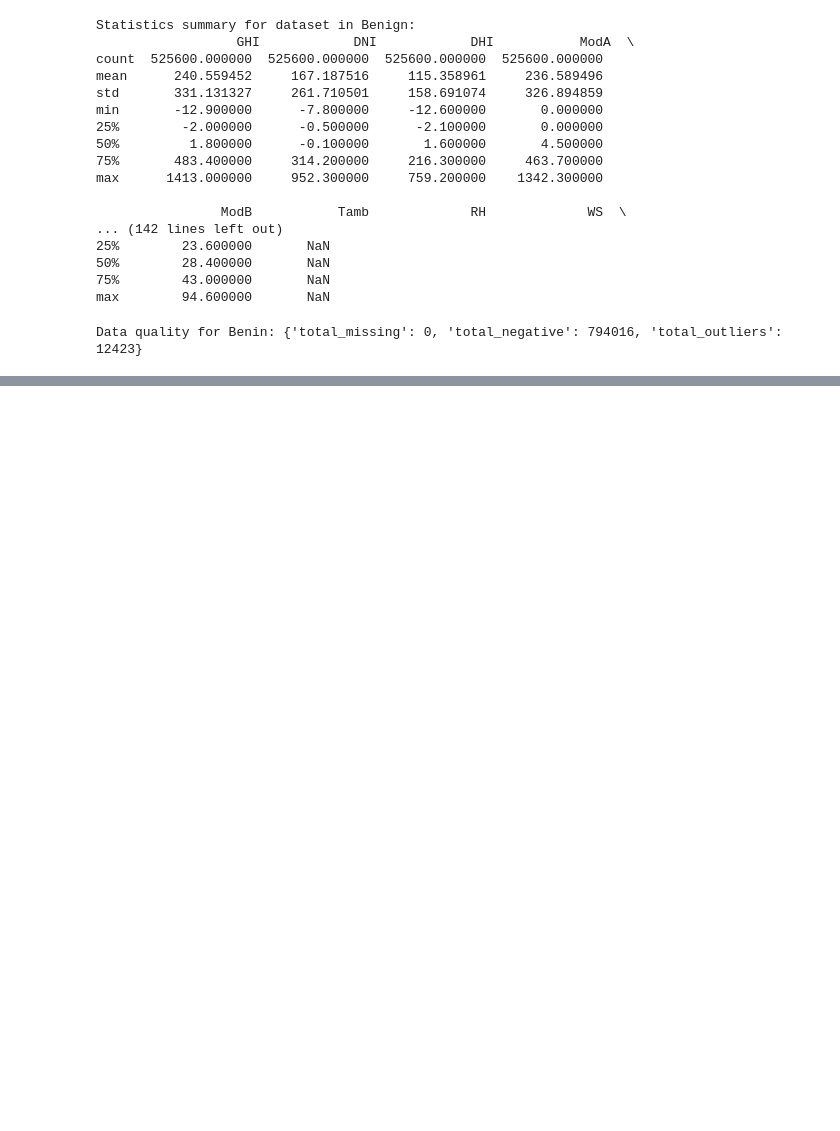
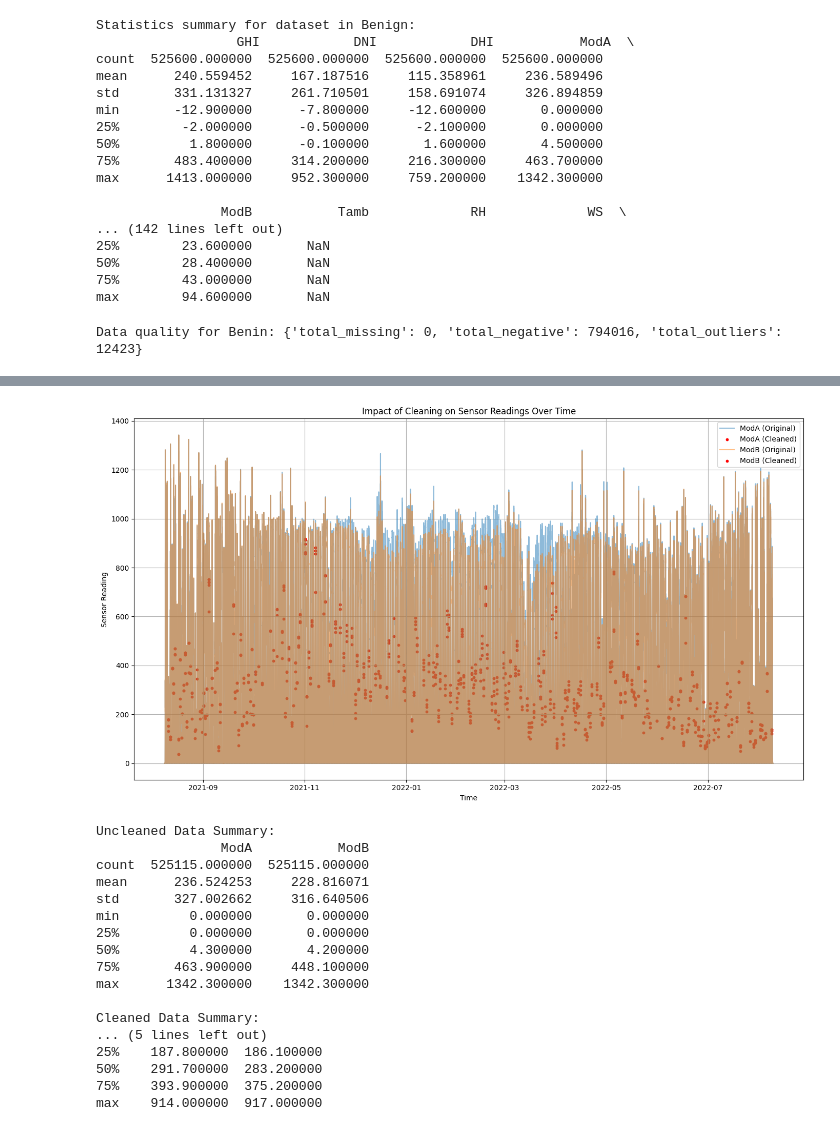
Before and after one commit to amare1990/solar-data-eda, a Jupyter notebook: notebooks/exploratory_analysis.ipynb, the cells around one changed output, grey strips where cells are left out. Drawn from its saved outputs; the diff is of its cells as text; code cells hidden in the pictures; blank space fills up the shorter version.

Commit message:
Implement the functionality that shows the effect of Cleaning over ModA and ModB over time

```diff
--- a/notebooks/exploratory_analysis.ipynb
+++ b/notebooks/exploratory_analysis.ipynb
@@ -73,0 +60,30 @@ plot_time_series(benin_df, "Timestamp", ['GHI', 'DNI', 'DHI', 'Tamb'], title="Ti
+# %%
+from eda import evaluate_cleaning_impact
+
+# Evaluate cleaning impact on the Benin dataset
+cleaning_impact_summary = evaluate_cleaning_impact(benin_df, sensor_columns=['ModA', 'ModB'], cleaning_column='Cleaning', time_column='Timestamp')
+
+# Display summary statistics
+print("Uncleaned Data Summary:")
+print(cleaning_impact_summary['uncleaned'])
+print("\nCleaned Data Summary:")
+print(cleaning_impact_summary['cleaned'])
+# %% [output]
+[figure, added]
+Uncleaned Data Summary:
+                ModA           ModB
+count  525115.000000  525115.000000
+mean      236.524253     228.816071
+std       327.002662     316.640506
+min         0.000000       0.000000
+25%         0.000000       0.000000
+50%         4.300000       4.200000
+75%       463.900000     448.100000
+max      1342.300000    1342.300000
+
+Cleaned Data Summary:
+... (5 lines left out)
+25%    187.800000  186.100000
+50%    291.700000  283.200000
+75%    393.900000  375.200000
+max    914.000000  917.000000
```
Also changed, not shown: parts of 2 cells of this notebook, 1 other file.
